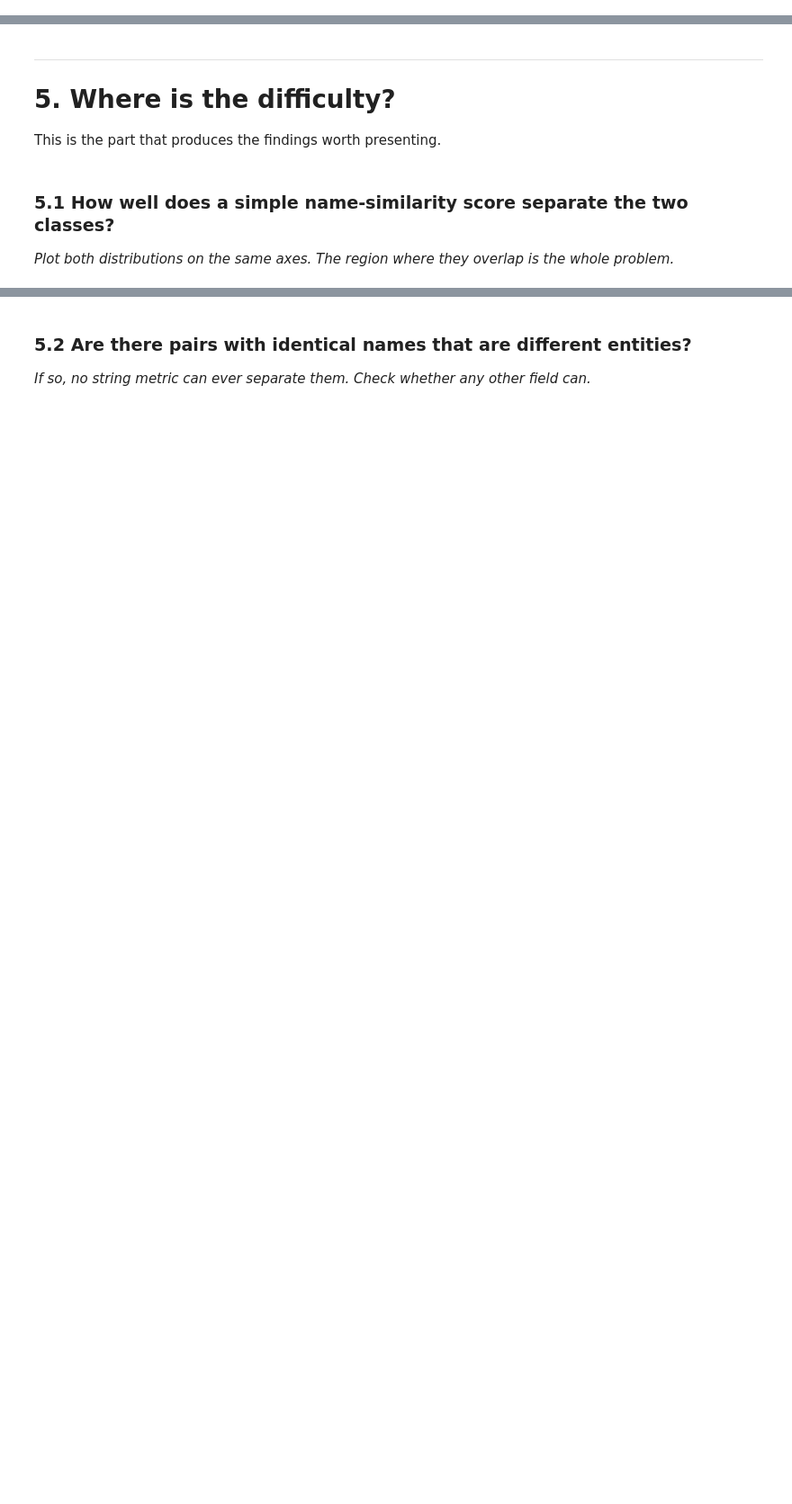
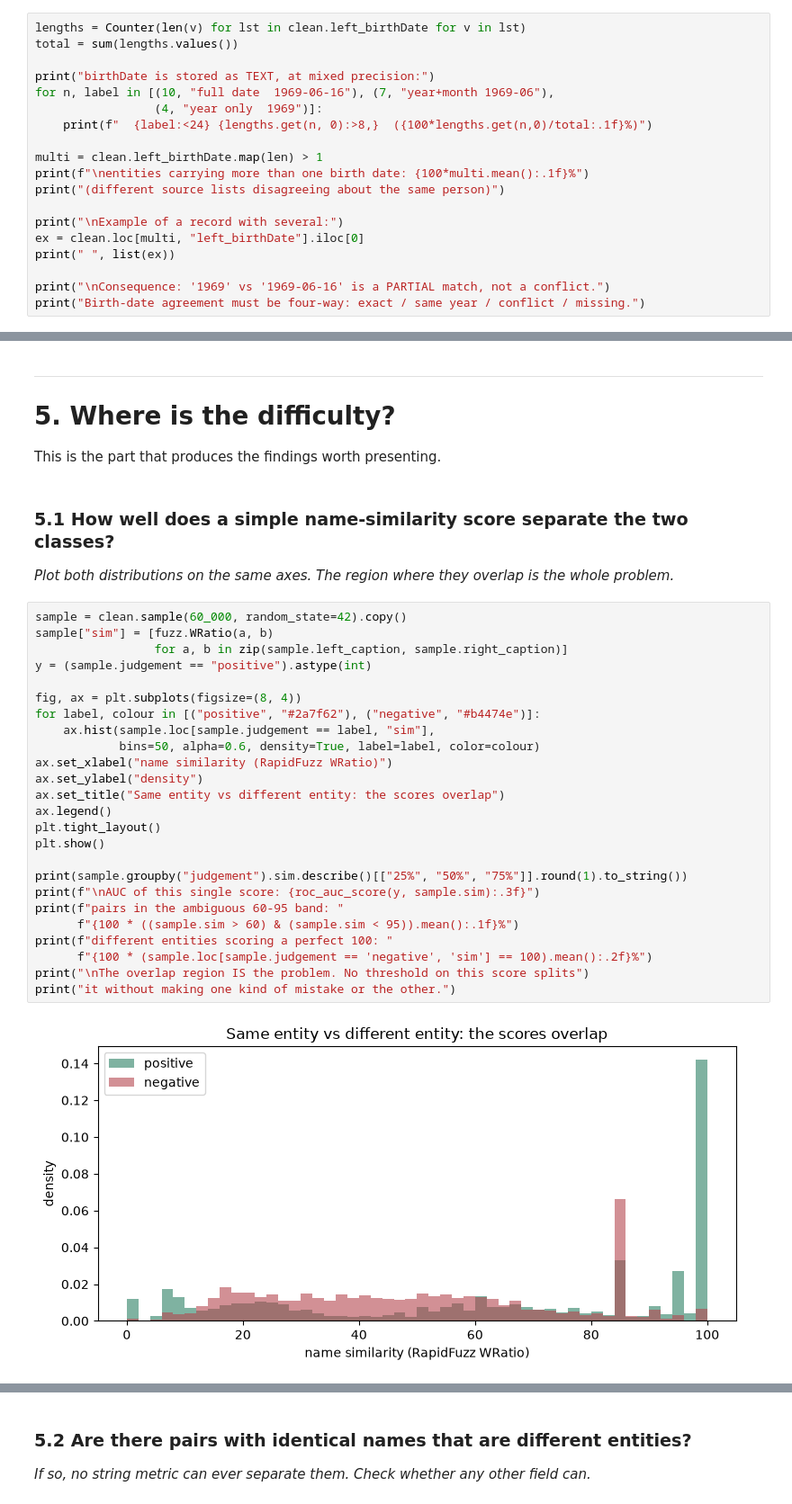
Before and after one commit to darksemyr/sanctions-screening, a Jupyter notebook: eda.ipynb, the cells around one changed output, grey strips where cells are left out. Shown at 90% size. Cells and saved outputs as stored; diff of their text form; blank space fills up the shorter version.

```diff
--- a/eda.ipynb
+++ b/eda.ipynb
@@ -498,3 +1279,22 @@ computable for that pair. This part decides which features are even possible.
 ### 4.3 What form do birth dates take?
 
 *Check precision and whether one record can carry several. Decides whether date agreement is a boolean or a multi-level category.*
+# %%
+lengths = Counter(len(v) for lst in clean.left_birthDate for v in lst)
+total = sum(lengths.values())
+
+print("birthDate is stored as TEXT, at mixed precision:")
+for n, label in [(10, "full date  1969-06-16"), (7, "year+month 1969-06"),
+                 (4, "year only  1969")]:
+    print(f"  {label:<24} {lengths.get(n, 0):>8,}  ({100*lengths.get(n,0)/total:.1f}%)")
+
+multi = clean.left_birthDate.map(len) > 1
+print(f"\nentities carrying more than one birth date: {100*multi.mean():.1f}%")
+print("(different source lists disagreeing about the same person)")
+
+print("\nExample of a record with several:")
+ex = clean.loc[multi, "left_birthDate"].iloc[0]
+print(" ", list(ex))
+
+print("\nConsequence: '1969' vs '1969-06-16' is a PARTIAL match, not a conflict.")
+print("Birth-date agreement must be four-way: exact / same year / conflict / missing.")
@@ -516,3 +1400,30 @@ This is the part that produces the findings worth presenting.
 ### 5.1 How well does a simple name-similarity score separate the two classes?
 
 *Plot both distributions on the same axes. The region where they overlap is the whole problem.*
+# %%
+sample = clean.sample(60_000, random_state=42).copy()
+sample["sim"] = [fuzz.WRatio(a, b)
+                 for a, b in zip(sample.left_caption, sample.right_caption)]
+y = (sample.judgement == "positive").astype(int)
+
+fig, ax = plt.subplots(figsize=(8, 4))
+for label, colour in [("positive", "#2a7f62"), ("negative", "#b4474e")]:
+    ax.hist(sample.loc[sample.judgement == label, "sim"],
+            bins=50, alpha=0.6, density=True, label=label, color=colour)
+ax.set_xlabel("name similarity (RapidFuzz WRatio)")
+ax.set_ylabel("density")
+ax.set_title("Same entity vs different entity: the scores overlap")
+ax.legend()
+plt.tight_layout()
+plt.show()
+
+print(sample.groupby("judgement").sim.describe()[["25%", "50%", "75%"]].round(1).to_string())
+print(f"\nAUC of this single score: {roc_auc_score(y, sample.sim):.3f}")
+print(f"pairs in the ambiguous 60-95 band: "
+      f"{100 * ((sample.sim > 60) & (sample.sim < 95)).mean():.1f}%")
+print(f"different entities scoring a perfect 100: "
+      f"{100 * (sample.loc[sample.judgement == 'negative', 'sim'] == 100).mean():.2f}%")
+print("\nThe overlap region IS the problem. No threshold on this score splits")
+print("it without making one kind of mistake or the other.")
+# %% [output]
+[figure, added]
```
Also changed, not shown: parts of 75 cells of this notebook, 2 other files.
